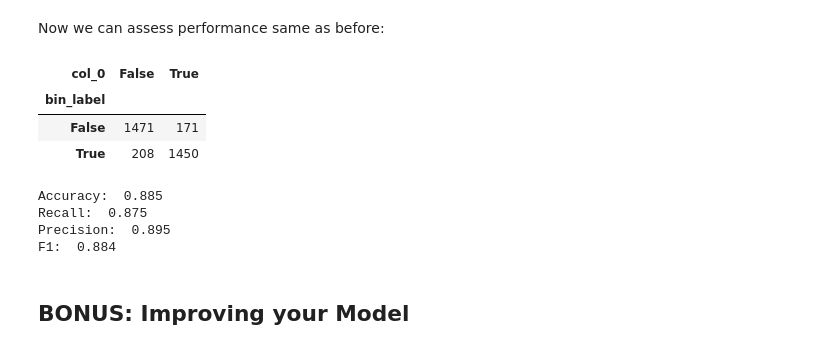
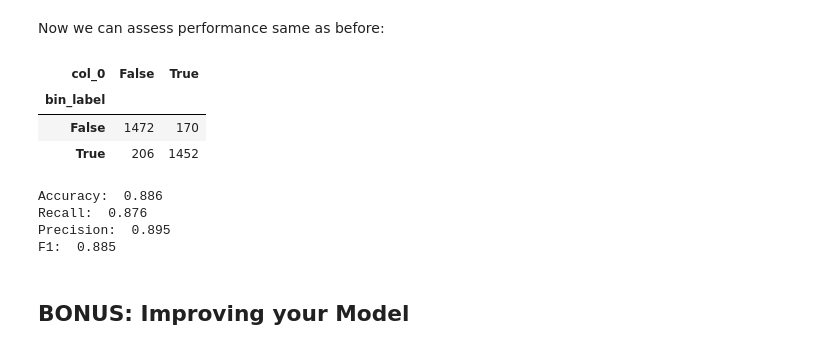
Before and after one commit to nicolaiberk/Imbalanced, a Jupyter notebook: 01_IntroSML_Solution.ipynb, the cells around one changed output. Saved outputs shown, nothing was run; the diff lists cells and outputs as text; code cells hidden in the pictures.

```diff
--- a/01_IntroSML_Solution.ipynb
+++ b/01_IntroSML_Solution.ipynb
@@ -160,16 +160,15 @@ print(vec.get_feature_names_out(), "\n", sparse_mtrx.toarray())
 # %% [markdown]
 Now that we know how to convert text into numbers, we can fit a classifier to the data in order to predict observations in the test set (we use our initial data again).
 # %%
+## train-test-split
+X_train, X_test, y_train, y_test = train_test_split(
+  reviews.text, reviews.bin_label, test_size=0.33, random_state=42)
+
 ## vectorize data
 from sklearn.feature_extraction.text import TfidfVectorizer
 vec = TfidfVectorizer(ngram_range=(1,2))
 
-X = vec.fit_transform(reviews.text)
-y = reviews.bin_label
-
-## train-test-split
-X_train, X_test, y_train, y_test = train_test_split(
-  X, y, test_size=0.33, random_state=42)
+X_train = vec.fit_transform(X_train)
 
 ## load a classifier of your choosing
 from sklearn.linear_model import SGDClassifier as SVM
@@ -182,21 +181,22 @@ SGDClassifier()
 # %% [markdown]
 Now we can assess performance same as before:
 # %%
+X_test  = vec.transform(X_test)
 y_pred = clsfr.predict(X_test)
 
 pd.crosstab(y_test, y_pred)
 # %% [output]
 | col_0 | False | True |
 | bin_label |  |  |
-| False | 1471 | 171 |
-| True | 208 | 1450 |
+| False | 1472 | 170 |
+| True | 206 | 1452 |
 # %%
 accuracy_report(y_test, y_pred)
 # %% [output]
-Accuracy:  0.885
-Recall:  0.875
+Accuracy:  0.886
+Recall:  0.876
 Precision:  0.895
-F1:  0.884
+F1:  0.885
 # %% [markdown]
 ## BONUS: Improving your Model
 # %% [markdown]
```
Also changed, not shown: parts of 6 cells of this notebook.
